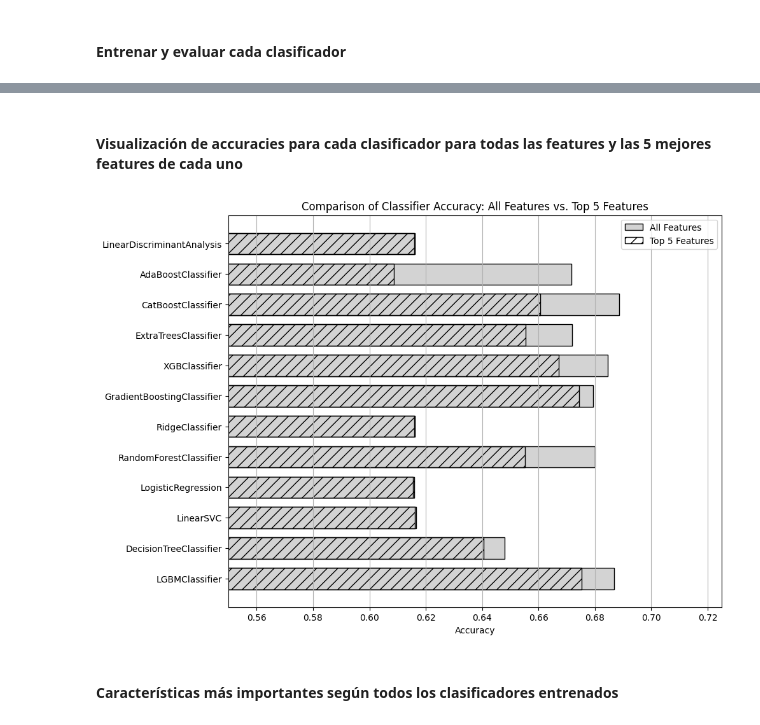
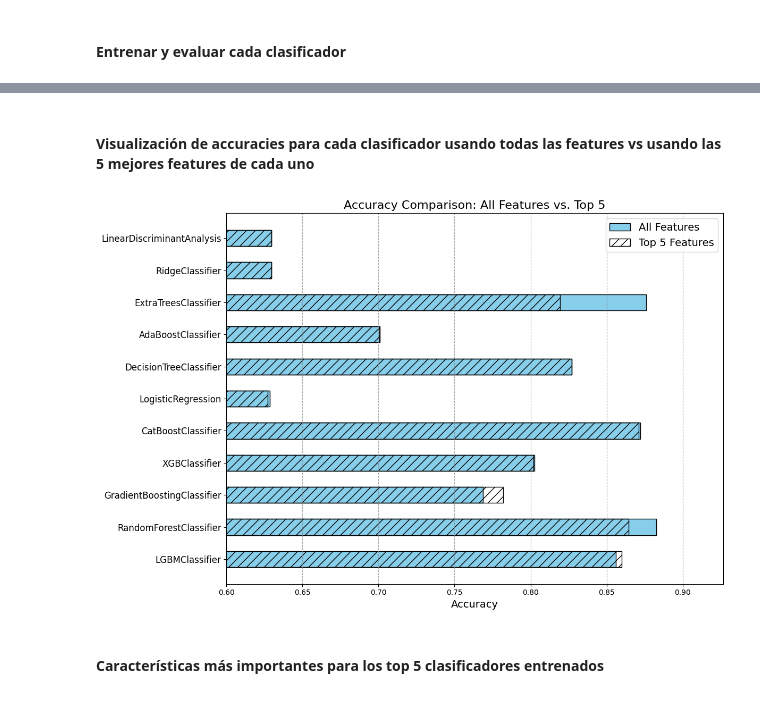
Before and after one commit to saisito/neutrones-gamma_classifier, a Jupyter notebook: process.ipynb, the cells around one changed output, grey strips where cells are left out. Drawn from its saved outputs; the diff is of its cells as text; code cells hidden in the pictures.

```diff
--- a/process.ipynb
+++ b/process.ipynb
@@ -400,8 +358,10 @@ X_train, X_test, y_train, y_test = train_test_split(data, labels, test_size=0.2,
 # %%
-# Escalar los datos
+# Escalado de las características
 scaler = StandardScaler()
-X_train = scaler.fit_transform(X_train)
-X_test = scaler.transform(X_test)
+X_scaled = scaler.fit_transform(X)
+
+# Dividir en conjunto de entrenamiento y prueba (80/20)
+X_train, X_test, y_train, y_test = train_test_split(X_scaled, y, test_size=0.2, random_state=42)
 
 # Análisis Estadístico Básico
 print("Análisis estadístico de las características:")
@@ -436,3 +398,8 @@ plt.show()
+# %%
+selected_features = list(range(6,16))
+
+X_train = X_train[:, selected_features]
+X_test = X_test[:, selected_features]
 # %% [markdown]
 ## Comparando clasificadores simples
 # %%
@@ -475,6 +445,9 @@ classifiers = {
 # %%
-# Diccionario para almacenar resultados y características importantes
-results = {"Classifier": [], "All Features": [], "Top 5 Features": []}
+# Resultados y características importantes
+results = {
+    "Classifier": [],
+    "All Features Accuracy": [], "Top 5 Features Accuracy": []
+}
 important_features = {}
 # %% [markdown]
 #### Entrenar y evaluar cada clasificador
@@ -535,25 +508,27 @@ And if memory is not enough, you can set `force_col_wise=true`.
 # %% [markdown]
-#### Visualización de accuracies para cada clasificador para todas las features y las 5 mejores features de cada uno
+#### Visualización de accuracies para cada clasificador usando todas las features vs usando las 5 mejores features de cada uno
 # %%
 x = np.arange(len(results["Classifier"]))
-width = 0.7
+fig, ax = plt.subplots(figsize=(12, 8))
 
-fig, ax = plt.subplots(figsize=(10, 8))
+# Crear las barras horizontales con hatch para Top 4 Features
+bars_all_acc = ax.barh(x, results["All Features Accuracy"], color='skyblue', edgecolor='black', height=0.5, label='All Features')
+bars_top5_acc = ax.barh(x, results["Top 5 Features Accuracy"], color='none', edgecolor='black', height=0.5, hatch='//', label='Top 5 Features')
 
-bars_all = ax.barh(x, results["All Features"], height=width, color='lightgrey', edgecolor='black', label='All Features')
+# Configuración de etiquetas y títulos
+ax.set_yticks(x)
+ax.set_yticklabels(results["Classifier"], fontsize=12)
+ax.set_xlabel("Accuracy", fontsize=14)
+ax.set_title("Accuracy Comparison: All Features vs. Top 5", fontsize=16)
+ax.legend(fontsize=14)
 
-bars_top4 = ax.barh(x, results["Top 5 Features"], height=width, color='none', edgecolor='black', hatch='//', label='Top 5 Features')
+# Agregar rejilla vertical para facilitar la comparación
+ax.grid(axis='x', linestyle='--', color='gray', alpha=0.7)
 
-ax.set_yticks(x)
-ax.set_yticklabels(results["Classifier"], fontsize=10)
-ax.set_xlabel("Accuracy")
-ax.set_title("Comparison of Classifier Accuracy: All Features vs. Top 5 Features")
-ax.legend()
-
-plt.grid(axis='x')
-plt.xlim(0.55, 0.725)
+plt.xlim(0.6,)
+plt.tight_layout()
 plt.show()
 # %% [output]
-[figure, old version]
+[figure, new version]
 # %% [markdown]
-#### Características más importantes según todos los clasificadores entrenados
+#### Características más importantes para los top 5 clasificadores entrenados
```
Also changed, not shown: parts of 51 cells of this notebook, 1 other file.
